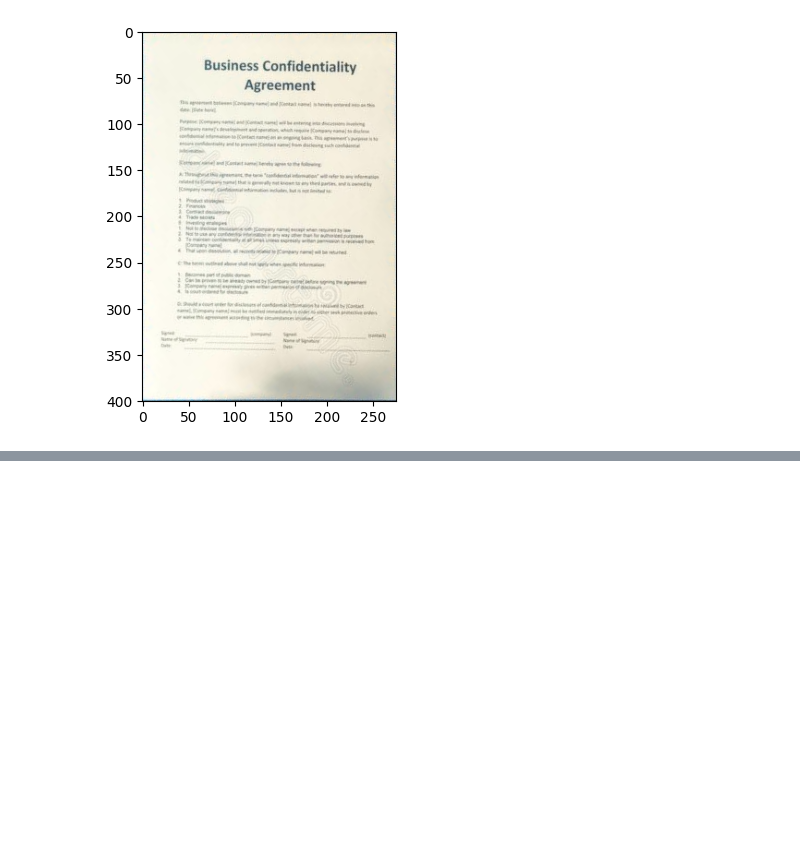
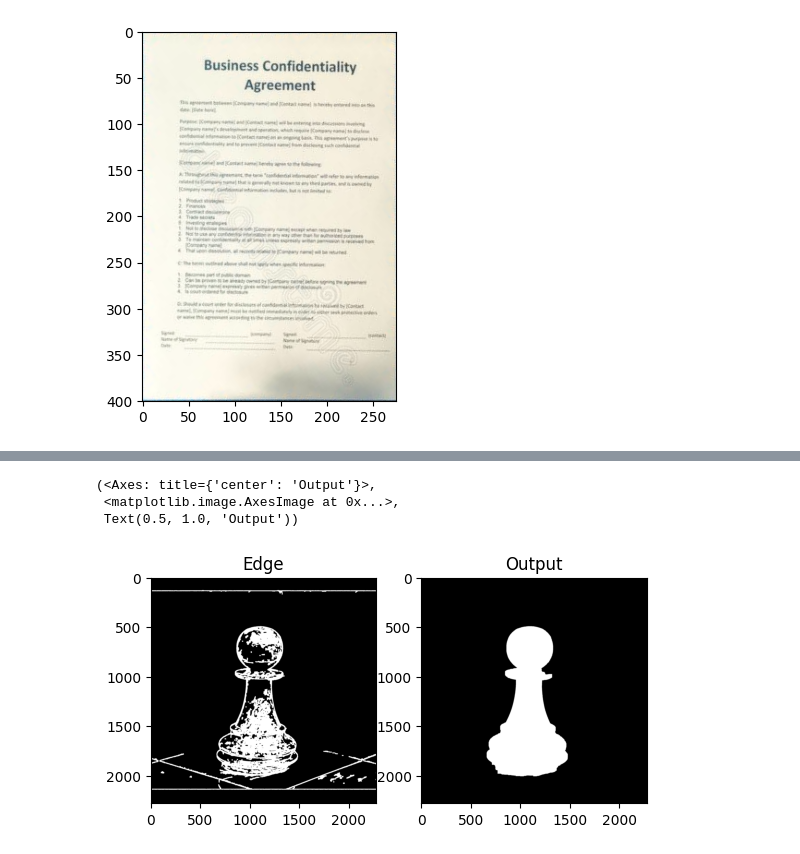
Before and after one commit to sxudan/imageprocessing, a Jupyter notebook: Image_Segmentation.ipynb, the cells around one changed output, grey strips where cells are left out. Drawn from its saved outputs; the diff is of its cells as text; code cells hidden in the pictures; blank space fills up the shorter version.

```diff
--- a/Image_Segmentation.ipynb
+++ b/Image_Segmentation.ipynb
@@ -201,0 +217,31 @@ plt.subplot(111), plt.imshow(cv2.cvtColor(warped_image, cv2.COLOR_BGR2RGB))
+# %%
+# Perform edge detection
+chess_edges = cv2.Canny(chess_piece, 10, 100)
+
+# Define the kernel for dilation
+kernel = np.ones((5,5), np.uint8)
+# Perform dilation
+chess_edges = cv2.dilate(chess_edges, kernel, iterations=2)
+
+# Find contours from the edges
+contours, _ = cv2.findContours(chess_edges, cv2.RETR_EXTERNAL, cv2.CHAIN_APPROX_SIMPLE)
+
+# Create an empty mask
+mask = np.zeros_like(chess_piece)
+
+# Draw contours on the mask
+cv2.drawContours(mask, contours, -1, (255, 255, 255), thickness=cv2.FILLED)
+
+ # Define a kernel for morphological operations
+kernel = np.ones((35, 35), np.uint8)
+
+# Perform opening operation to remove small lines and gaps in the mask
+opened_mask = cv2.morphologyEx(mask, cv2.MORPH_OPEN, kernel)
+
+plt.subplot(121),plt.imshow(cv2.cvtColor(chess_edges, cv2.COLOR_BGR2RGB)),plt.title('Edge')
+plt.subplot(122),plt.imshow(cv2.cvtColor(opened_mask, cv2.COLOR_BGR2RGB)),plt.title('Output')
+# %% [output]
+(<Axes: title={'center': 'Output'}>,
+ <matplotlib.image.AxesImage at 0x...>,
+ Text(0.5, 1.0, 'Output'))
+[figure, added]
```
Also changed, not shown: parts of 5 cells of this notebook.
